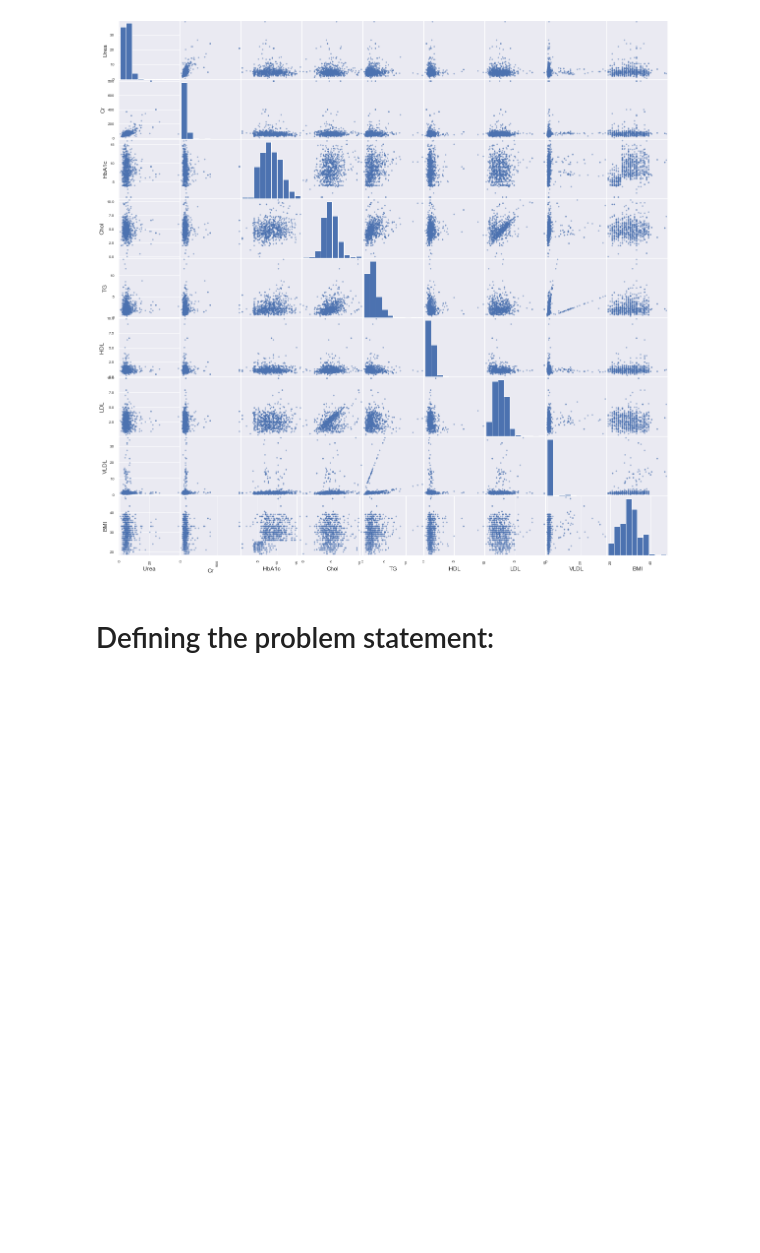
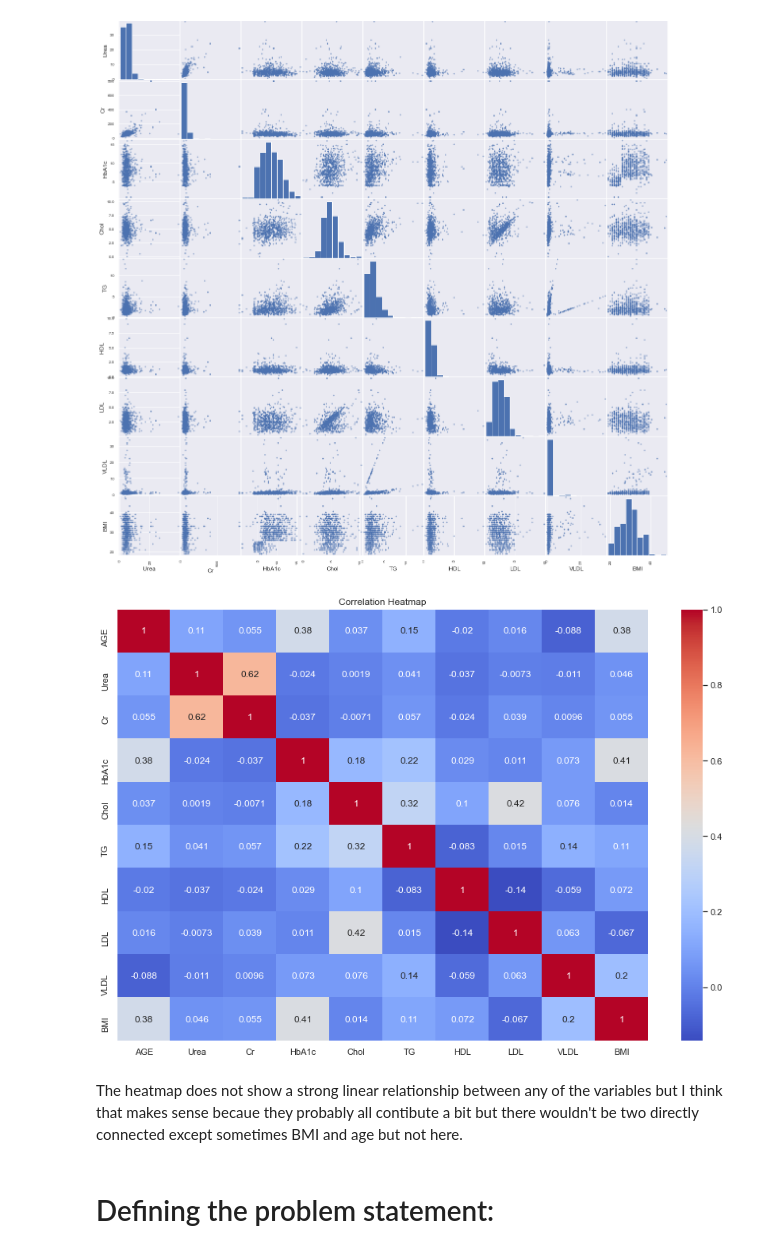
Before and after one commit to MariePCCT/Strat-_CA_2_M-A, a Jupyter notebook: MASTER Semester 2 Diabetes_Strategic_CA-checkpoint.ipynb, the cells around one changed output. Saved outputs shown, nothing was run; the diff lists cells and outputs as text; code cells hidden in the pictures; blank space fills up the shorter version.

```diff
--- a/MASTER Semester 2 Diabetes_Strategic_CA-checkpoint.ipynb
+++ b/MASTER Semester 2 Diabetes_Strategic_CA-checkpoint.ipynb
@@ -239,6 +238,23 @@ array([[<AxesSubplot:xlabel='Urea', ylabel='Urea'>,
         <AxesSubplot:xlabel='VLDL', ylabel='BMI'>,
         <AxesSubplot:xlabel='BMI', ylabel='BMI'>]], dtype=object)
 [figure]
+# %%
+# only useful for numbers.
+# shows linear relationships - can we select features from this?
+# can we identify features that should be transformed?
+
+#Calculate the correlation matrix for possible feature selection
+correlation_matrix = df.corr()
+
+#Create a heatmap
+plt.figure(figsize=(15, 10))
+sns.heatmap(correlation_matrix, annot=True, cmap='coolwarm')
+plt.title('Correlation Heatmap')
+plt.show()
+# %% [output]
+[figure, added]
+# %% [markdown]
+The heatmap does not show a strong linear relationship between any of the variables but I think that makes sense becaue they probably all contibute a bit but there wouldn't be two directly connected except sometimes BMI and age but not here.
 # %% [markdown]
 # Defining the problem statement:
 # %% [markdown]
```
Also changed, not shown: parts of 121 cells of this notebook.
